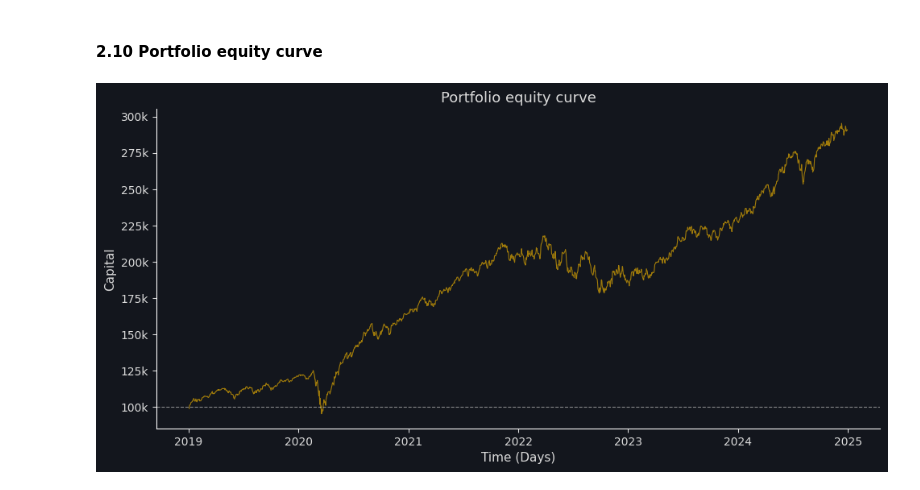
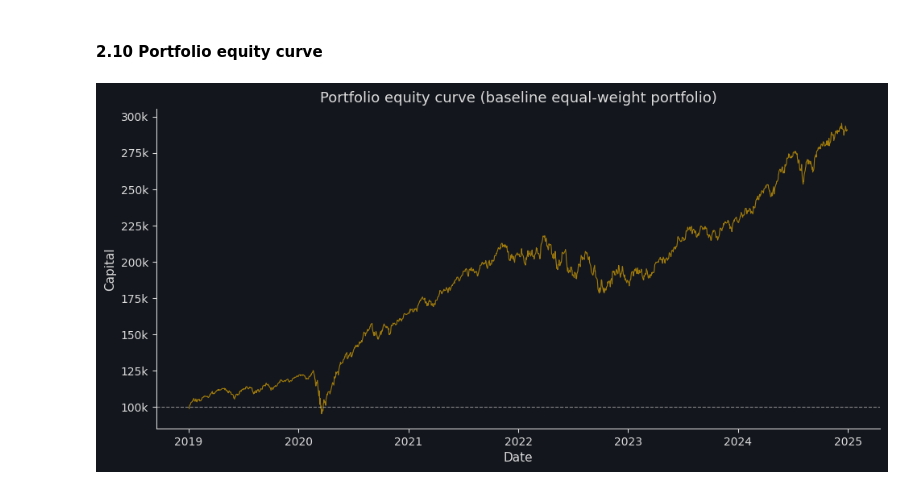
Before and after one commit to jamesafh99/finance-project, a Jupyter notebook: notebooks/02_portfolio_construction.ipynb, the cells around one changed output. Drawn from its saved outputs; the diff is of its cells as text; code cells hidden in the pictures.

```diff
--- a/notebooks/02_portfolio_construction.ipynb
+++ b/notebooks/02_portfolio_construction.ipynb
@@ -21,6 +25,14 @@ from src.helpers_io import read_csv_processed
 # %% [markdown]
 #### **2.2 Loading `asset_universe.csv`**
 # %%
-asset_universe = read_csv_processed("asset_universe.csv", parse_dates=["Date"]).set_index("Date").sort_index()
-asset_universe
+# Loading processed data
+processed_data = read_csv_processed("asset_universe.csv", parse_dates=["Date"]).set_index("Date").sort_index()
+
+# Splitting risk-free rate (IRX) from the asset universe
+risk_free = processed_data["IRX"]
+asset_universe = processed_data.drop(columns=["IRX"])
+
+# Displaying data
+display(risk_free)
+display(asset_universe)
 # %% [output]
@@ -395,33 +420,34 @@ fig, ax = plt.subplots(figsize=(10, 5))
 # Customizing layout
 background_color = "#13161D"
 font_color = "#dbdbdb"
 equity_color = "#FFC000"
 
 fig.set_facecolor(background_color)
 ax.set_facecolor(background_color)
 ax.tick_params(axis="both", which="both", colors=font_color)
 ax.spines[["top", "right"]].set_visible(False)
+ax.spines[["left", "bottom"]].set_color(font_color)
 
 # Equity line
 ax.plot(equity_curve.index, equity_curve, color=equity_color, linewidth=0.8, alpha=0.6)
 
 # Initial capital reference
 ax.axhline(initial_capital, color=font_color, linestyle="--", linewidth=0.8, alpha=0.6)
 
 # Formatting Y-axis in '100k' format
 def thousands_formatter(x, pos):
     sign = "-" if x < 0 else ""
     return f"{sign}{int(abs(x) / 1_000)}k"
 
 ax.yaxis.set_major_formatter(FuncFormatter(thousands_formatter))
 
 # Setting labels
-ax.set_xlabel("Time (Days)", color=font_color)
+ax.set_xlabel("Date", color=font_color)
 ax.set_ylabel("Capital", color=font_color)
-ax.set_title("Portfolio equity curve", color=font_color)
+ax.set_title("Portfolio equity curve (baseline equal-weight portfolio)", color=font_color)
 
 # Plotting chart
 plt.tight_layout(pad=1.2)
 plt.show()
 # %% [output]
-[figure, old version]
+[figure, new version]
```
Also changed, not shown: parts of 7 cells of this notebook, 4 other files.
